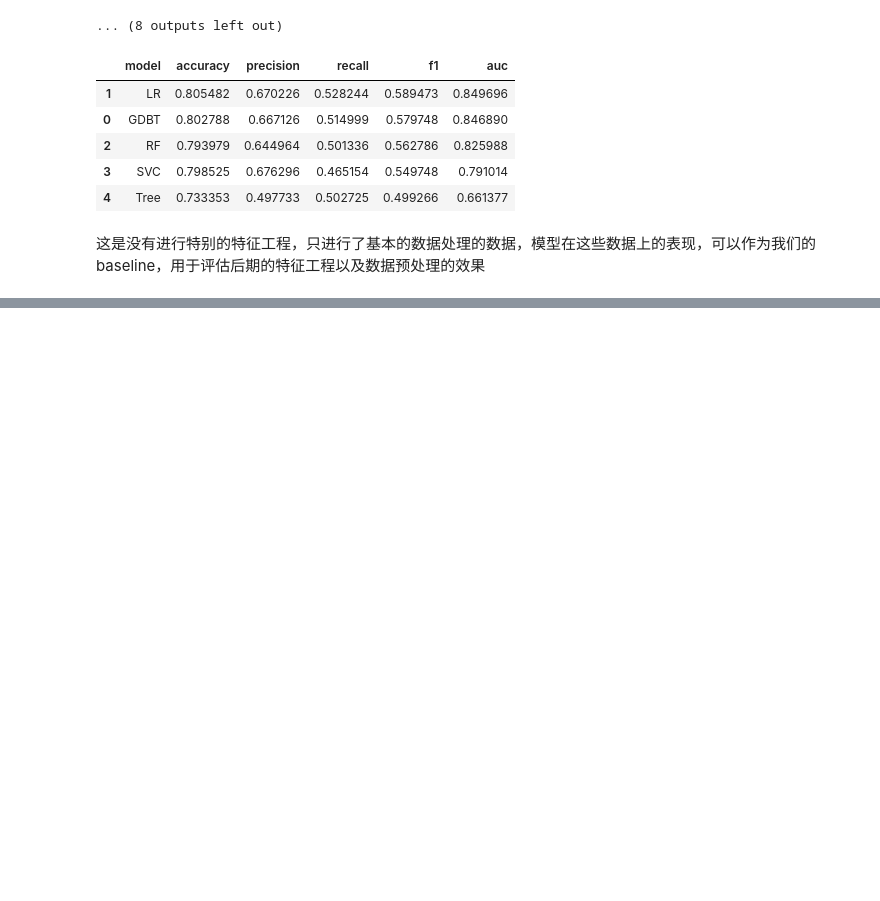
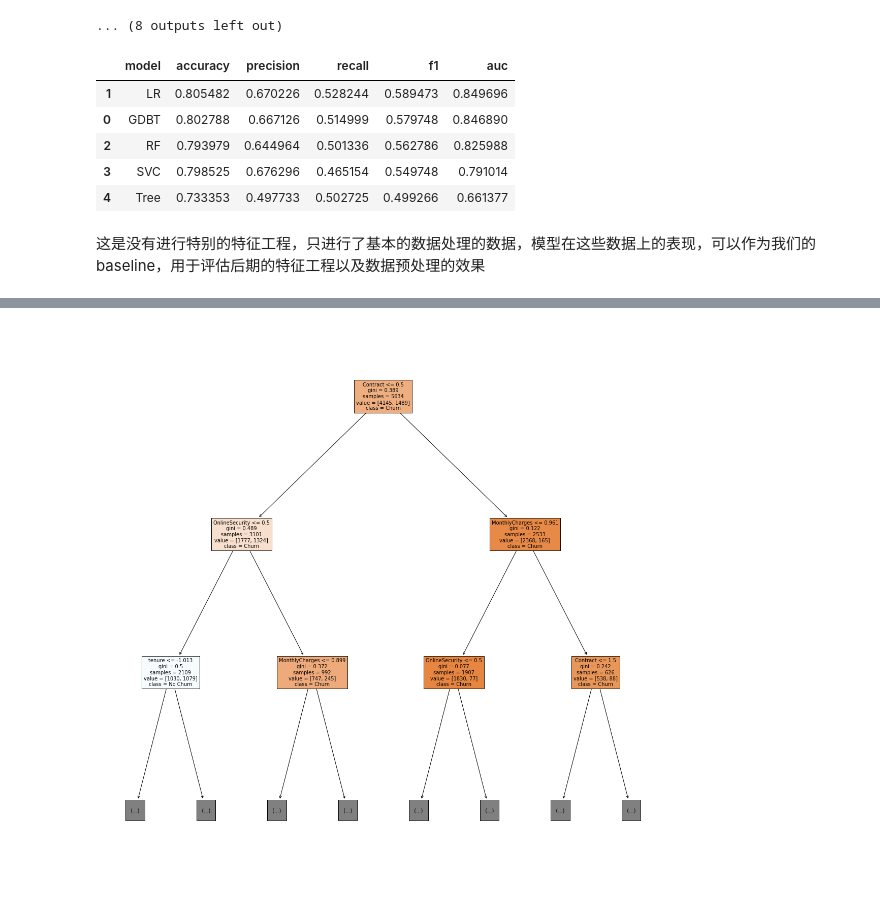
Before and after one commit to Alex2Yang97/Telco_Customer_Churn, a Jupyter notebook: Baseline_Models.ipynb, the cells around one changed output, grey strips where cells are left out. Cells and saved outputs as stored; diff of their text form; code cells hidden in the pictures; blank space fills up the shorter version.

Commit message:
Add tree plot

```diff
--- a/Baseline_Models.ipynb
+++ b/Baseline_Models.ipynb
@@ -288,0 +294,3 @@ save_to_csv(ave_score_df, 'baseline.csv', DATA_DIR)
+# %%
+clf = DecisionTreeClassifier()
+model = clf.fit(train_x, train_y)
@@ -288,0 +318,12 @@ save_to_csv(ave_score_df, 'baseline.csv', DATA_DIR)
+# %%
+fig = plt.figure(figsize=(20,20))
+_ = tree.plot_tree(
+    clf,
+    feature_names=train_x.columns.tolist(),
+    class_names=['Churn', 'No Churn'],
+    filled=True,
+    max_depth=2
+)
+# fig.savefig(os.path.join(DATA_DIR, "decistion_tree.png"))
+# %% [output]
+[figure, added]
```
Also changed, not shown: parts of 4 cells of this notebook, 1 other file.
